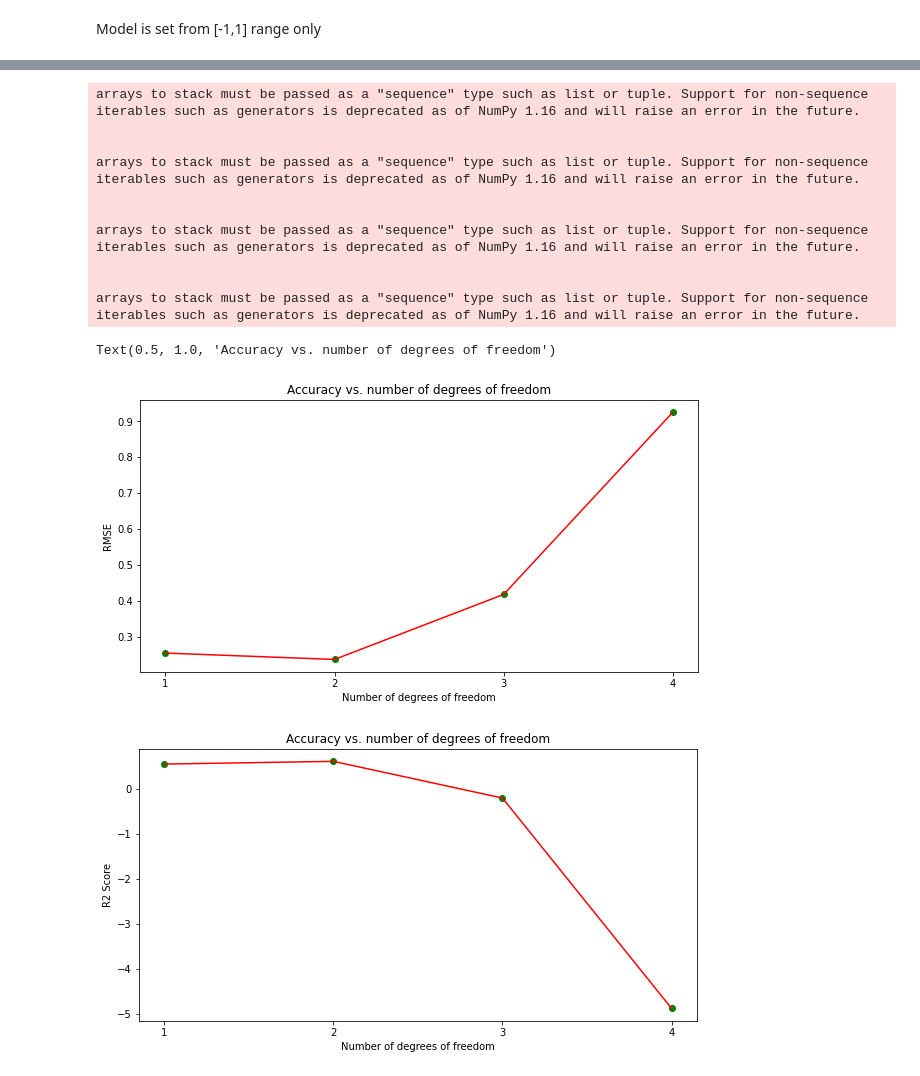
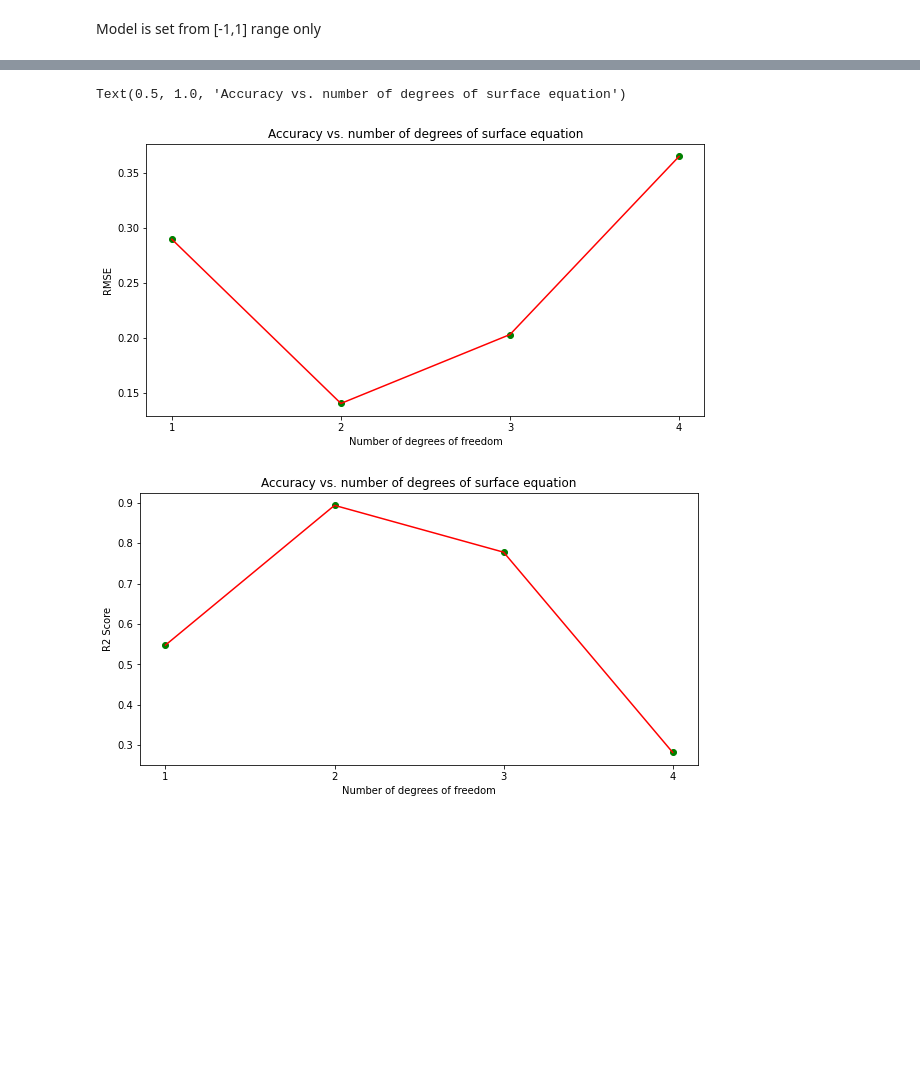
Before and after one commit to mtareqsoliman/msthesis, a Jupyter notebook: 100ML_10282022.ipynb, the cells around one changed output, grey strips where cells are left out. Saved outputs shown, nothing was run; the diff lists cells and outputs as text; code cells hidden in the pictures; blank space fills up the shorter version.

```diff
--- a/100ML_10282022.ipynb
+++ b/100ML_10282022.ipynb
@@ -34,13 +46,11 @@ mean = ln(
 # %%
 
 NLTHA100 = pd.read_excel('https://github.com/mtareqsoliman/msthesis/blob/main/Results/100NLTHA_FINAL.xlsx?raw=true')
-ecu_100,Vult_100 = np.array(NLTHA100[['ecu']]),np.array(NLTHA100[['Vult']])
+                          # ln(x)                                mean(ln(x))                                  stdev(ln(x))
+ecu_100_alpha = norm.cdf(np.log(-np.array(NLTHA100[['ecu']])), np.log(-np.array(NLTHA100[['ecu']])).mean(), np.log(-np.array(NLTHA100[['ecu']])).std())
+Vult_100_alpha = norm.cdf(np.log(np.array(NLTHA100[['Vult']])), np.log(np.array(NLTHA100[['Vult']])).mean(), np.log(np.array(NLTHA100[['Vult']])).std())
 
-ecu_100_alpha = norm.cdf(np.log(-ecu_100), np.log(-ecu_100).mean(), np.log(-ecu_100).std())
-Vult_100_alpha = norm.cdf(np.log(Vult_100), np.log(Vult_100).mean(), np.log(Vult_100).std())
-ecu_100_alpha = norm.ppf(ecu_100_alpha,0,1)
-
-Vult_100_alpha = norm.ppf(Vult_100_alpha,0,1)
+ecu_100_alpha, Vult_100_alpha = norm.ppf(ecu_100_alpha,0,1) , norm.ppf(Vult_100_alpha,0,1)
 
 NLTHA100.insert(2,'ecu_alpha',ecu_100_alpha)
 NLTHA100.insert(3,'Vult_alpha',Vult_100_alpha)
@@ -617,58 +351,38 @@ arrays to stack must be passed as a "sequence" type such as list or tuple. Suppo
 # %%
 number_degrees = [1,2,3,4]
 plt_mean_squared_error = []
 plt_r2_score = []
-for degree in number_degrees:
+for dgr in number_degrees:
+    poly_model = PolynomialFeatures(degree=dgr)
+    poly_x_train = poly_model.fit_transform(X_train)
+    poly_x_test = poly_model.fit_transform(X_test)
+    #[1, a, b, a^2, ab, b^2]
+    poly_model.fit(poly_x_train, y_train)
+    regression_model = LinearRegression()
+    regression_model.fit(poly_x_train, y_train)
+    y_test_pred = regression_model.predict(poly_x_test)
+    r2 = r2_score(y_test, y_test_pred)
 
-    poly_model = PolynomialFeatures(degree=degree)
-    poly_cropped_x_values = poly_model.fit_transform(cropped_x_values)
-    poly_model.fit(poly_cropped_x_values, cropped_model['theta'])
-    regression_model = LinearRegression()
-    regression_model.fit(poly_cropped_x_values, cropped_model['theta'])
-    poly_x_values = poly_model.fit_transform(x_values)
-    y_pred = regression_model.predict(poly_x_values)
-    #p00,p10,p01,p20,p11,p02 = regression_model.coef_.T
-
-
-
-    test_x = np.column_stack(map(list,zip(*NLTHA100_pivot.index.values)))
-    test_y = np.log(theta_100_list)
-    test_poly_x =  poly_model.fit_transform(test_x)
-    test_y_pred = regression_model.predict(test_poly_x)
-    r2 = r2_score(test_y, test_y_pred)
-    test_y_residual = (test_y_pred-test_y)/test_y
-    RMSE = mean_squared_error(test_y, test_y_pred, squared=False)
-    plt_mean_squared_error.append(mean_squared_error(test_y, test_y_pred, squared=False))
-
+    plt_mean_squared_error.append(mean_squared_error(y_test, y_test_pred, squared=False))
     plt_r2_score.append(r2)
 
 
 fig,ax = plt.subplots(figsize=(10,5))
 ax.scatter(number_degrees,plt_mean_squared_error, color="green")
 ax.plot(number_degrees,plt_mean_squared_error, color="red")
 ax.xaxis.get_major_locator().set_params(integer=True)
 ax.set_xlabel('Number of degrees of freedom')
 ax.set_ylabel('RMSE')
-ax.set_title('Accuracy vs. number of degrees of freedom')
+ax.set_title('Accuracy vs. number of degrees of surface equation')
 
 fig,ax = plt.subplots(figsize=(10,5))
 ax.scatter(number_degrees,plt_r2_score, color="green")
 ax.plot(number_degrees,plt_r2_score, color="red")
 ax.xaxis.get_major_locator().set_params(integer=True)
 ax.set_xlabel('Number of degrees of freedom')
 ax.set_ylabel('R2 Score')
-ax.set_title('Accuracy vs. number of degrees of freedom')
+ax.set_title('Accuracy vs. number of degrees of surface equation')
 # %% [output]
-arrays to stack must be passed as a "sequence" type such as list or tuple. Support for non-sequence iterables such as generators is deprecated as of NumPy 1.16 and will raise an error in the future.
-
-
-arrays to stack must be passed as a "sequence" type such as list or tuple. Support for non-sequence iterables such as generators is deprecated as of NumPy 1.16 and will raise an error in the future.
-
-
-arrays to stack must be passed as a "sequence" type such as list or tuple. Support for non-sequence iterables such as generators is deprecated as of NumPy 1.16 and will raise an error in the future.
-
-
-arrays to stack must be passed as a "sequence" type such as list or tuple. Support for non-sequence iterables such as generators is deprecated as of NumPy 1.16 and will raise an error in the future.
+Text(0.5, 1.0, 'Accuracy vs. number of degrees of surface equation')
-Text(0.5, 1.0, 'Accuracy vs. number of degrees of freedom')
-[figure, old version]
+[figure, new version]
-[figure, old version]
+[figure, new version]
```
Also changed, not shown: parts of 11 cells of this notebook.
